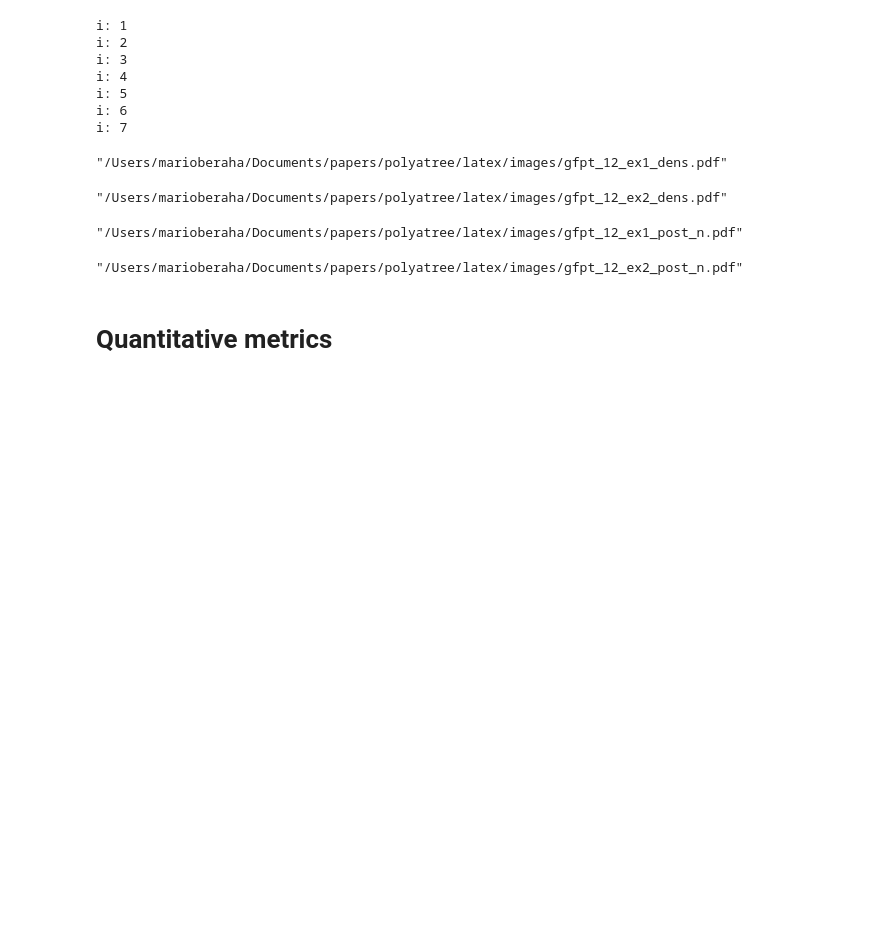
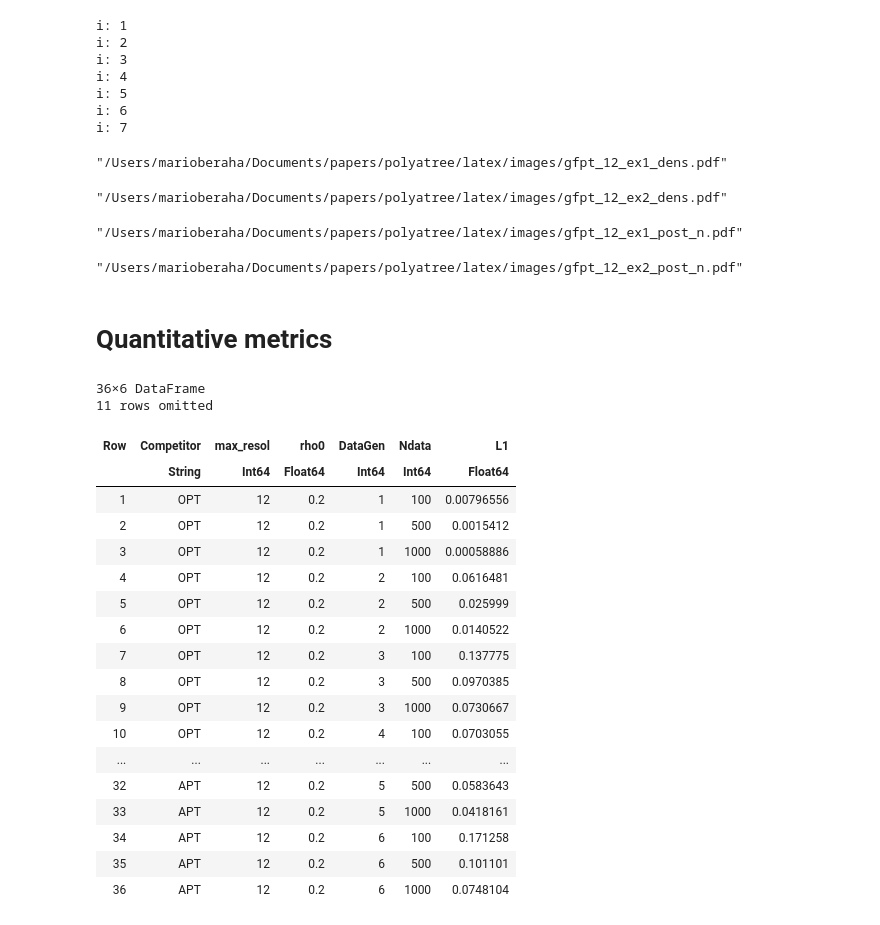
Before and after one commit to mberaha/FinitePolyaTrees, a Jupyter notebook: Plots.ipynb, the cells around one changed output. Saved outputs shown, nothing was run; the diff lists cells and outputs as text; code cells hidden in the pictures; blank space fills up the shorter version.

```diff
--- a/Plots.ipynb
+++ b/Plots.ipynb
@@ -428,6 +423,31 @@ df = Serialization.deserialize("simulation2_results.dta")
 mean_df = combine(DataFrames.groupby(df, [:Model, :alpha0, :beta0, :increasing_beta, :DataGen, :Ndata]),
                   :L1 => mean => :L1, :LENGTH => mean => :LENGTH,
                   :POST_N => mean => :POST_N);
+# %%
+df2 = Serialization.deserialize("simulation2_competitors_results.dta")
+mean_df2 = combine(DataFrames.groupby(df2, [:Competitor, :max_resol, :rho0, :DataGen, :Ndata]),
+                  :L1 => mean => :L1)
+# %% [output]
+36×6 DataFrame
+11 rows omitted
+| Row | Competitor | max_resol | rho0 | DataGen | Ndata | L1 |
+|  | String | Int64 | Float64 | Int64 | Int64 | Float64 |
+| 1 | OPT | 12 | 0.2 | 1 | 100 | 0.00796556 |
+| 2 | OPT | 12 | 0.2 | 1 | 500 | 0.0015412 |
+| 3 | OPT | 12 | 0.2 | 1 | 1000 | 0.00058886 |
+| 4 | OPT | 12 | 0.2 | 2 | 100 | 0.0616481 |
+| 5 | OPT | 12 | 0.2 | 2 | 500 | 0.025999 |
+| 6 | OPT | 12 | 0.2 | 2 | 1000 | 0.0140522 |
+| 7 | OPT | 12 | 0.2 | 3 | 100 | 0.137775 |
+| 8 | OPT | 12 | 0.2 | 3 | 500 | 0.0970385 |
+| 9 | OPT | 12 | 0.2 | 3 | 1000 | 0.0730667 |
+| 10 | OPT | 12 | 0.2 | 4 | 100 | 0.0703055 |
+| ... | ... | ... | ... | ... | ... | ... |
+| 32 | APT | 12 | 0.2 | 5 | 500 | 0.0583643 |
+| 33 | APT | 12 | 0.2 | 5 | 1000 | 0.0418161 |
+| 34 | APT | 12 | 0.2 | 6 | 100 | 0.171258 |
+| 35 | APT | 12 | 0.2 | 6 | 500 | 0.101101 |
+| 36 | APT | 12 | 0.2 | 6 | 1000 | 0.0748104 |
 # %%
 using DataFrames, StatsPlots
 
```
Also changed, not shown: parts of 14 cells of this notebook, 15 other files.
